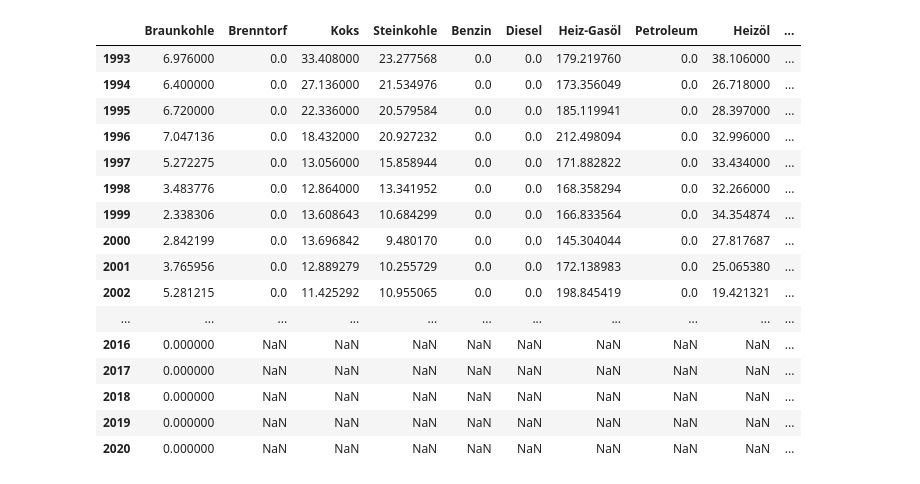
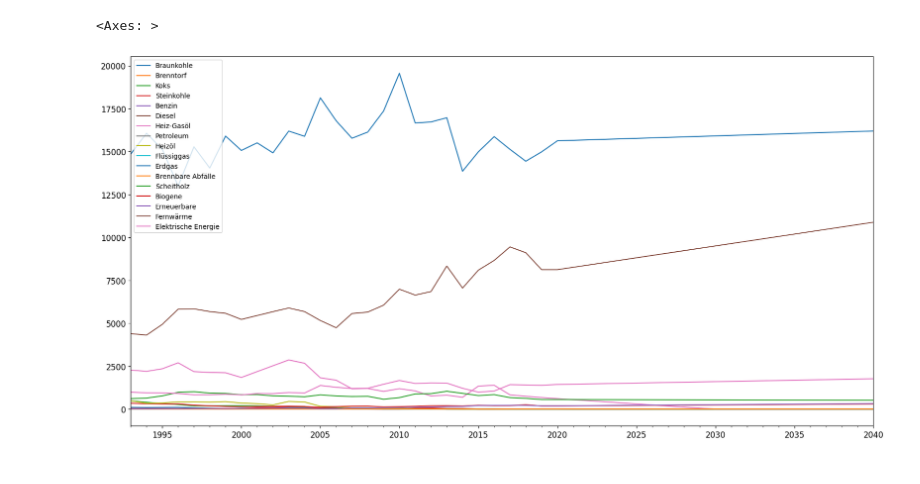
Before and after one commit to tiZyJoshi/MasterProject, a Jupyter notebook: playground.ipynb, the cells around one changed output. Drawn from its saved outputs; the diff is of its cells as text; code cells hidden in the pictures.

```diff
--- a/playground.ipynb
+++ b/playground.ipynb
@@ -50,7 +14,7 @@ import Utils
 
 def create_general_data(g_laender_factory: Domain.General.GLaenderFactory):
     g_sektoren_factory = General.GSektorenDefaultFactory()
-    g_bereiche_factory = General.GBereicheDefaultFactory()
+    g_bereiche_factory = General.GBereicheSimpleFactory()
     g_energietraeger_klassen_factory = General.GEnergietraegerKlassenDefaultFactory()
     g_energietraeger_klassen = g_energietraeger_klassen_factory.create()
     g_energietraeger_factory = General.GEnergietraegerDefaultFactory(g_energietraeger_klassen)
@@ -82,3 +46,4 @@ nea_dict_data = create_nea_data(general_data).data
 nea_data = {land.name: {sektor.name: {bereich.name: nea_dict_data[land][sektor][bereich] for bereich in nea_dict_data[land][sektor].keys()} for sektor in nea_dict_data[land].keys()} for land in nea_dict_data.keys()}
 
 eb_dict_data = create_eb_data(general_data).data
+eb_data = {land.name: {sektor.name: eb_dict_data[land][sektor] for sektor in nea_dict_data[land].keys()} for land in eb_dict_data.keys()}
@@ -85,4 +61,10 @@ eb_dict_data = create_eb_data(general_data).data
 # %%
-def clean_ngative_values(df):
+def clean_negative_values(data):
+    df = data.copy()
     df[df < 0] = 0
+    return df
+# %%
+extrapolation = Utils.DFLinearExtrapolation()
+extension = Utils.DFNanExtension()
+extrapolation_extension = Utils.DFExtrapolationExtension(extrapolation)
 # %%
@@ -158,20 +86,34 @@ k_r = (k / sum_wk).fillna(0)
-# %%
-nea_data['wien']['Wohngebäude']['Warmwasser und Kochen']
-# %% [output]
-|  | Braunkohle | Brenntorf | Koks | Steinkohle | Benzin | Diesel | Heiz-Gasöl | Petroleum | Heizöl | ... |
-| 1993 | 6.976000 | 0.0 | 33.408000 | 23.277568 | 0.0 | 0.0 | 179.219760 | 0.0 | 38.106000 | ... |
-| 1994 | 6.400000 | 0.0 | 27.136000 | 21.534976 | 0.0 | 0.0 | 173.356049 | 0.0 | 26.718000 | ... |
-| 1995 | 6.720000 | 0.0 | 22.336000 | 20.579584 | 0.0 | 0.0 | 185.119941 | 0.0 | 28.397000 | ... |
-| 1996 | 7.047136 | 0.0 | 18.432000 | 20.927232 | 0.0 | 0.0 | 212.498094 | 0.0 | 32.996000 | ... |
-| 1997 | 5.272275 | 0.0 | 13.056000 | 15.858944 | 0.0 | 0.0 | 171.882822 | 0.0 | 33.434000 | ... |
-| 1998 | 3.483776 | 0.0 | 12.864000 | 13.341952 | 0.0 | 0.0 | 168.358294 | 0.0 | 32.266000 | ... |
-| 1999 | 2.338306 | 0.0 | 13.608643 | 10.684299 | 0.0 | 0.0 | 166.833564 | 0.0 | 34.354874 | ... |
-| 2000 | 2.842199 | 0.0 | 13.696842 | 9.480170 | 0.0 | 0.0 | 145.304044 | 0.0 | 27.817687 | ... |
-| 2001 | 3.765956 | 0.0 | 12.889279 | 10.255729 | 0.0 | 0.0 | 172.138983 | 0.0 | 25.065380 | ... |
-| 2002 | 5.281215 | 0.0 | 11.425292 | 10.955065 | 0.0 | 0.0 | 198.845419 | 0.0 | 19.421321 | ... |
-| ... | ... | ... | ... | ... | ... | ... | ... | ... | ... | ... |
-| 2016 | 0.000000 | NaN | NaN | NaN | NaN | NaN | NaN | NaN | NaN | ... |
-| 2017 | 0.000000 | NaN | NaN | NaN | NaN | NaN | NaN | NaN | NaN | ... |
-| 2018 | 0.000000 | NaN | NaN | NaN | NaN | NaN | NaN | NaN | NaN | ... |
-| 2019 | 0.000000 | NaN | NaN | NaN | NaN | NaN | NaN | NaN | NaN | ... |
-| 2020 | 0.000000 | NaN | NaN | NaN | NaN | NaN | NaN | NaN | NaN | ... |
+# %%
+import matplotlib
+import pandas as pd
+
+matplotlib.rcParams["figure.figsize"] = (20,10)
+matplotlib.rcParams['axes.labelsize'] = 14
+matplotlib.rcParams['xtick.labelsize'] = 12
+matplotlib.rcParams['ytick.labelsize'] = 12
+matplotlib.rcParams['text.color'] = 'k'
+
+#nea_data['wien']['Wohngebäude']['Heizen']
+heizen_ph_wien = nea_data['wien']['Wohngebäude']['Heizen']
+heizen_ph_wien_ex = extrapolation_extension.run(heizen_ph_wien, pd.PeriodIndex(pd.period_range(start=heizen_ph_wien.index[0], end='2040', freq='A'), name=heizen_ph_wien.index.name))
+heizen_ph_wien_ex = clean_negative_values(heizen_ph_wien_ex)
+
+heizen_ph_wien_ex.plot()
+
+#clean_negative_values(heizen_ph_wien_ex.sum).plot()
+#heizen_ph_wien
+
+
+#szenario
+# wien 2040 -> 0 gas
+# 2035 -> 0 oel
+# 2030 -> 0 kohle
+
+#fernwaerme, strom, umweltwaereme -> 1,2,3% steigung
+#scheitholz bleibt gleich
+#wie entwickeln sich die anderen?
+#individuell pro bundesland
+#gesamtergebnis fuer oesterreich
+# %% [output]
+<Axes: >
+[figure, added]
```
Also changed, not shown: parts of 9 cells of this notebook, 17 other files.
